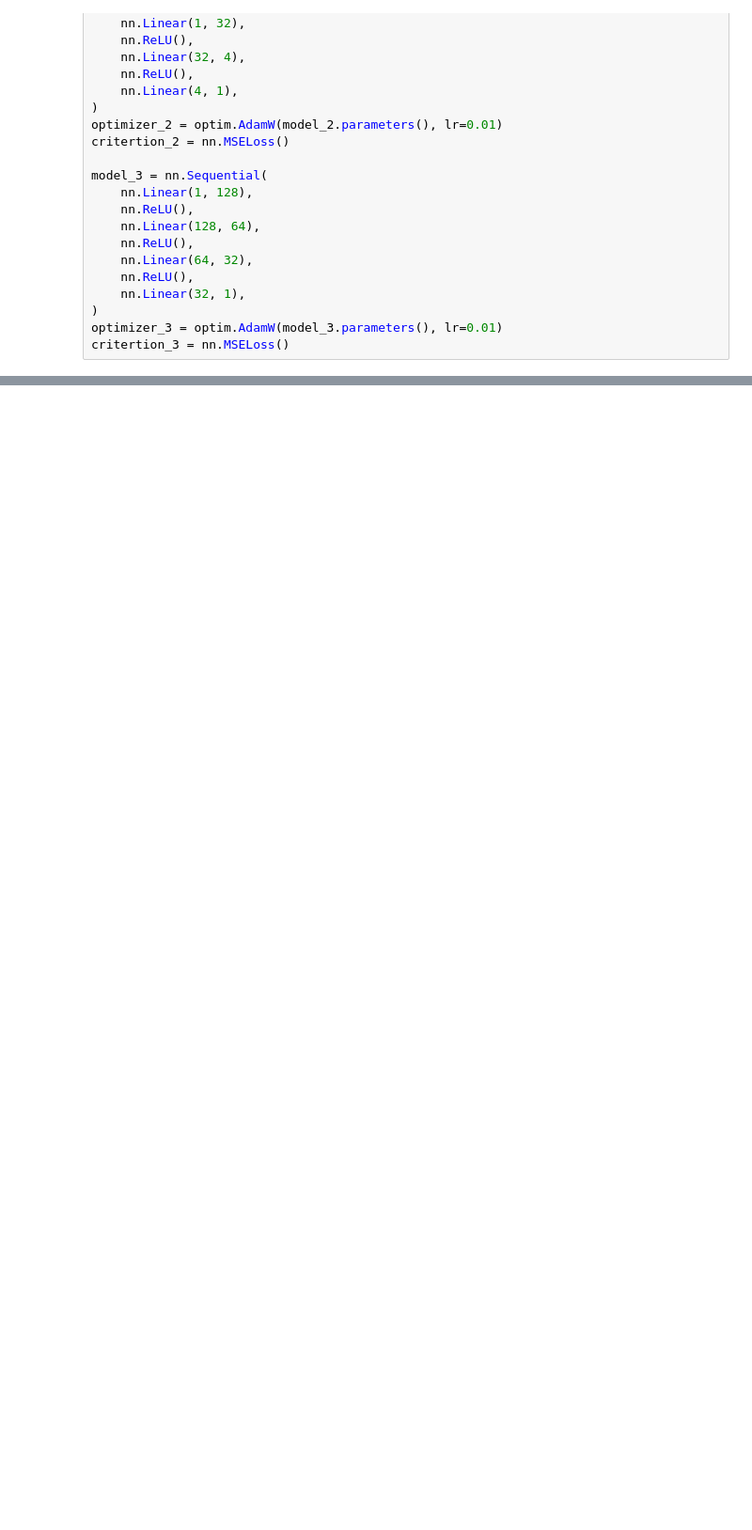
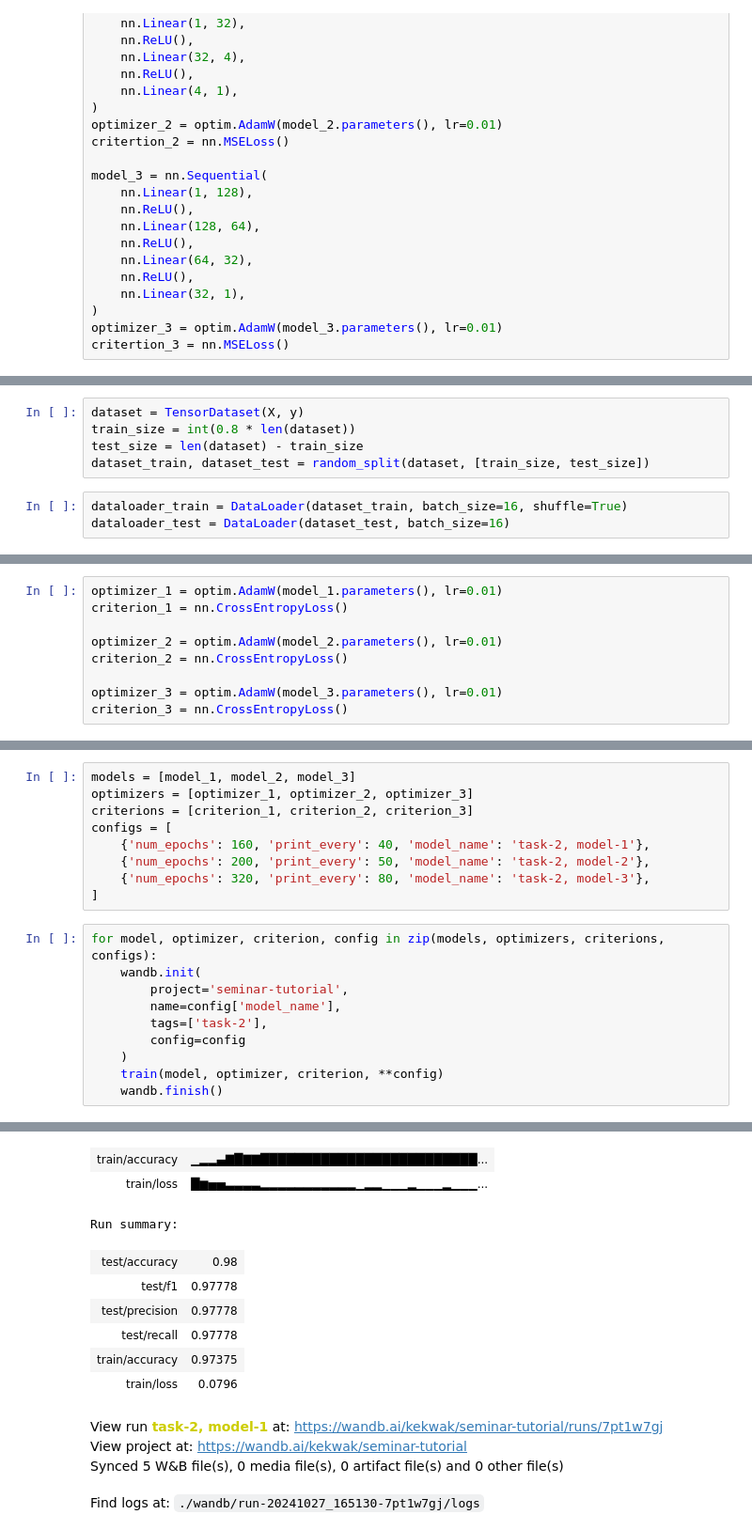
Before and after one commit to kekwak/Deep-Learning, a Jupyter notebook: 03_adv/03_1_monitoring.ipynb, the cells around one changed output, grey strips where cells are left out. Shown at 94% size. Cells and saved outputs as stored; diff of their text form; blank space fills up the shorter version.

```diff
--- a/03_adv/03_1_monitoring.ipynb
+++ b/03_adv/03_1_monitoring.ipynb
@@ -360,0 +336,8 @@ y = th.LongTensor(y)
+# %%
+dataset = TensorDataset(X, y)
+train_size = int(0.8 * len(dataset))
+test_size = len(dataset) - train_size
+dataset_train, dataset_test = random_split(dataset, [train_size, test_size])
+# %%
+dataloader_train = DataLoader(dataset_train, batch_size=16, shuffle=True)
+dataloader_test = DataLoader(dataset_test, batch_size=16)
@@ -360,0 +368,9 @@ y = th.LongTensor(y)
+# %%
+optimizer_1 = optim.AdamW(model_1.parameters(), lr=0.01)
+criterion_1 = nn.CrossEntropyLoss()
+
+optimizer_2 = optim.AdamW(model_2.parameters(), lr=0.01)
+criterion_2 = nn.CrossEntropyLoss()
+
+optimizer_3 = optim.AdamW(model_3.parameters(), lr=0.01)
+criterion_3 = nn.CrossEntropyLoss()
@@ -360,0 +419,20 @@ y = th.LongTensor(y)
+# %%
+models = [model_1, model_2, model_3]
+optimizers = [optimizer_1, optimizer_2, optimizer_3]
+criterions = [criterion_1, criterion_2, criterion_3]
+configs = [
+    {'num_epochs': 160, 'print_every': 40, 'model_name': 'task-2, model-1'},
+    {'num_epochs': 200, 'print_every': 50, 'model_name': 'task-2, model-2'},
+    {'num_epochs': 320, 'print_every': 80, 'model_name': 'task-2, model-3'},
+]
+# %%
+for model, optimizer, criterion, config in zip(models, optimizers, criterions, configs):
+    wandb.init(
+        project='seminar-tutorial',
+        name=config['model_name'],
+        tags=['task-2'],
+        config=config
+    )
+    train(model, optimizer, criterion, **config)
+    wandb.finish()
+# %% [output]
@@ -360,0 +450,13 @@ y = th.LongTensor(y)
+| train/accuracy | ▁▂▂▄▇█▇▇█████████████████████████... |
+| train/loss | █▆▅▅▃▃▃▃▂▂▂▂▂▂▂▂▂▂▂▁▂▂▁▁▁▂▁▁▁▂▁▁▁... |
+Run summary:
+| test/accuracy | 0.98 |
+| test/f1 | 0.97778 |
+| test/precision | 0.97778 |
+| test/recall | 0.97778 |
+| train/accuracy | 0.97375 |
+| train/loss | 0.0796 |
+View run task-2, model-1 at: https://wandb.ai/kekwak/seminar-tutorial/runs/7pt1w7gj
+View project at: https://wandb.ai/kekwak/seminar-tutorial
+Synced 5 W&B file(s), 0 media file(s), 0 artifact file(s) and 0 other file(s)
+Find logs at: ./wandb/run-20241027_165130-7pt1w7gj/logs
```
Also changed, not shown: parts of 39 cells of this notebook, 6 other files.
